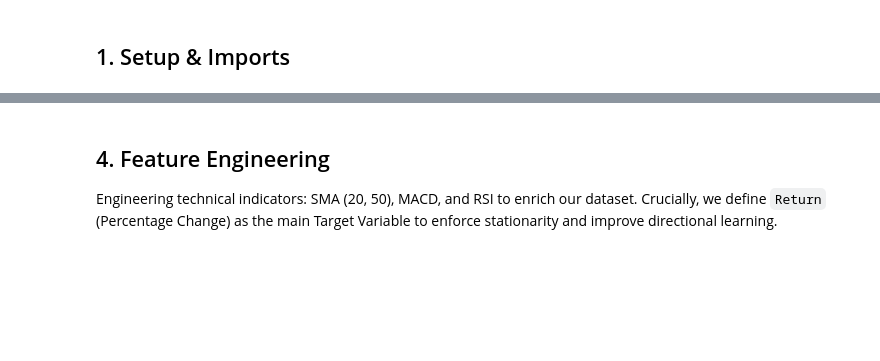
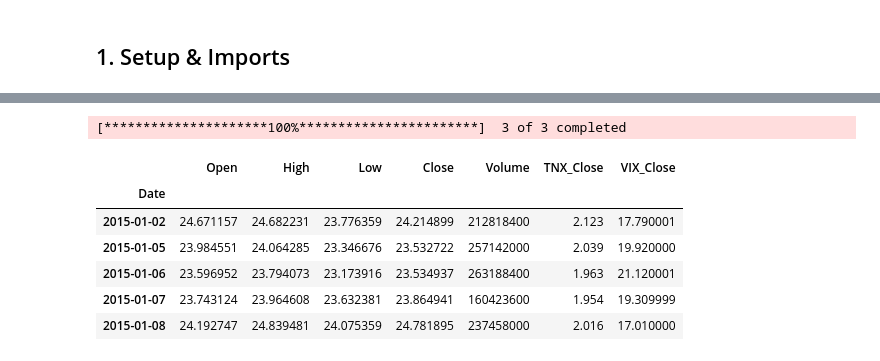
Before and after one commit to yabgzichien/LSTM_AAPL_Prediction, a Jupyter notebook: stock_prediction.ipynb, the cells around one changed output, grey strips where cells are left out. Drawn from its saved outputs; the diff is of its cells as text; code cells hidden in the pictures; blank space fills up the shorter version.

```diff
--- a/stock_prediction.ipynb
+++ b/stock_prediction.ipynb
@@ -81,4 +27,27 @@ plt.show()
-# %% [markdown]
-## 4. Feature Engineering
-Engineering technical indicators: SMA (20, 50), MACD, and RSI to enrich our dataset.
-Crucially, we define `Return` (Percentage Change) as the main Target Variable to enforce stationarity and improve directional learning.
+# %%
+tickers = ['AAPL', '^TNX', '^VIX']
+data = yf.download(tickers, start='2015-01-01', end='2024-01-01')
+
+df = pd.DataFrame()
+# Reconstruct AAPL columns
+df['Open'] = data['Open']['AAPL']
+df['High'] = data['High']['AAPL']
+df['Low'] = data['Low']['AAPL']
+df['Close'] = data['Close']['AAPL']
+df['Volume'] = data['Volume']['AAPL']
+
+# Extract TNX and VIX columns
+df['TNX_Close'] = data['Close']['^TNX']
+df['VIX_Close'] = data['Close']['^VIX']
+
+df.dropna(inplace=True)
+df.head()
+# %% [output]
+[*********************100%***********************]  3 of 3 completed
+|  | Open | High | Low | Close | Volume | TNX_Close | VIX_Close |
+| Date |  |  |  |  |  |  |  |
+| 2015-01-02 | 24.671157 | 24.682231 | 23.776359 | 24.214899 | 212818400 | 2.123 | 17.790001 |
+| 2015-01-05 | 23.984551 | 24.064285 | 23.346676 | 23.532722 | 257142000 | 2.039 | 19.920000 |
+| 2015-01-06 | 23.596952 | 23.794073 | 23.173916 | 23.534937 | 263188400 | 1.963 | 21.120001 |
+| 2015-01-07 | 23.743124 | 23.964608 | 23.632381 | 23.864941 | 160423600 | 1.954 | 19.309999 |
+| 2015-01-08 | 24.192747 | 24.839481 | 24.075359 | 24.781895 | 237458000 | 2.016 | 17.010000 |
```
Also changed, not shown: parts of 23 cells of this notebook, 2 other files.
